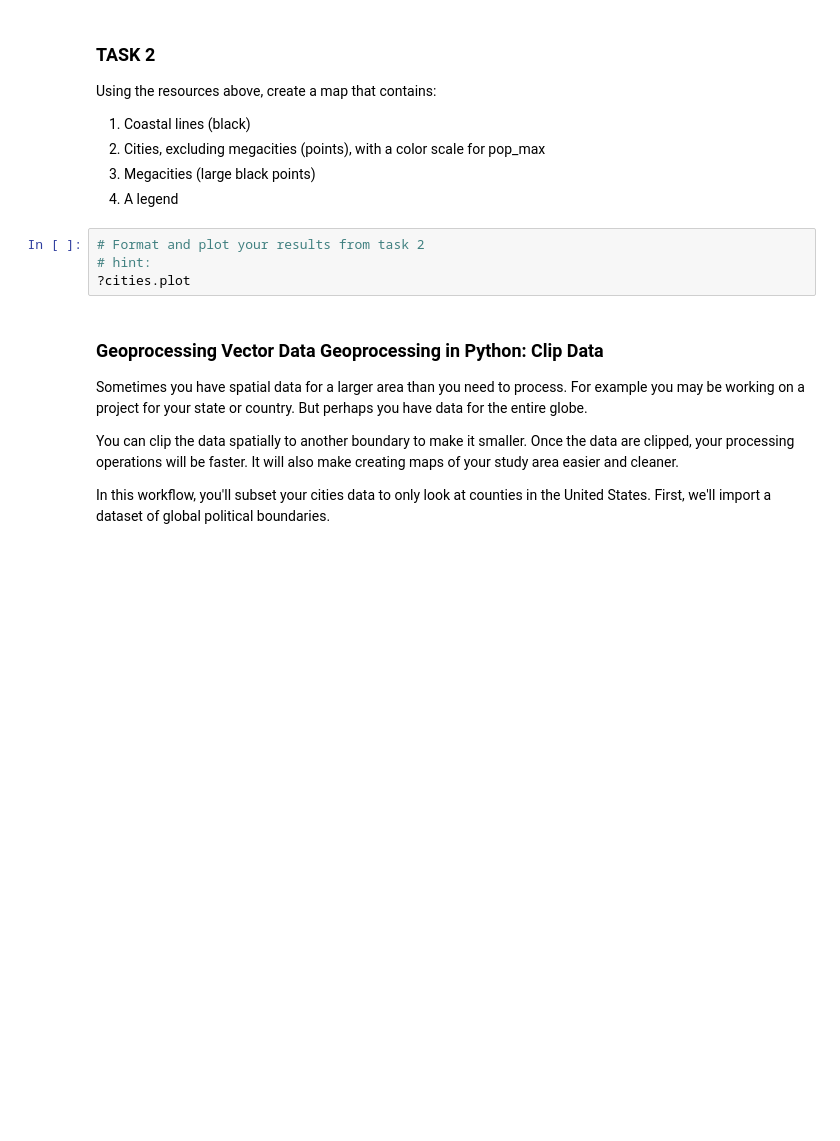
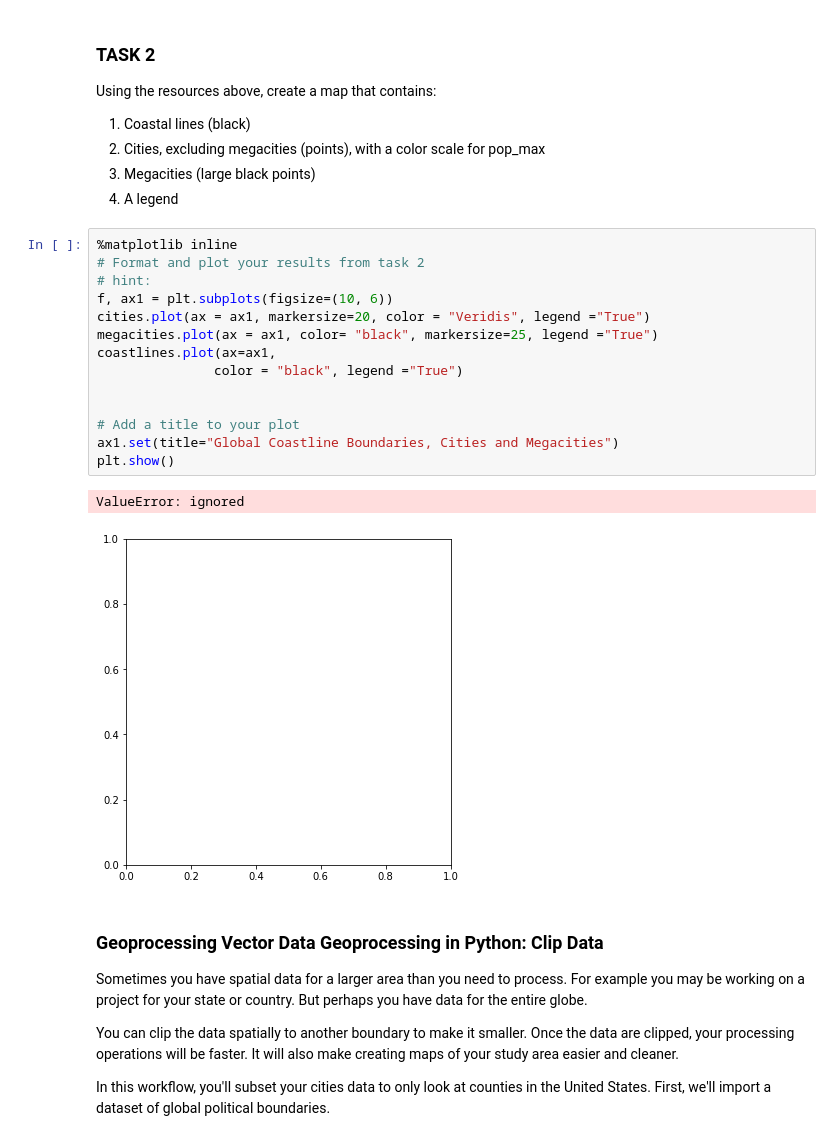
Before and after one commit to abmccart/EnvDatSci22, a Jupyter notebook: CodeSprints/VectorData101.ipynb, the cells around one changed output. Drawn from its saved outputs; the diff is of its cells as text; blank space fills up the shorter version.

```diff
--- a/CodeSprints/VectorData101.ipynb
+++ b/CodeSprints/VectorData101.ipynb
@@ -252,10 +391,23 @@ Using the resources above, create a map that contains:
 2. Cities, excluding megacities (points), with a color scale for pop_max
 3. Megacities (large black points)
 3. A legend
-# %%
-# Format and plot your results from task 2
-# hint:
-?cities.plot
+# %%
+%matplotlib inline
+# Format and plot your results from task 2
+# hint:
+f, ax1 = plt.subplots(figsize=(10, 6))
+cities.plot(ax = ax1, markersize=20, color = "Veridis", legend ="True")
+megacities.plot(ax = ax1, color= "black", markersize=25, legend ="True")
+coastlines.plot(ax=ax1,
+               color = "black", legend ="True")
+
+
+# Add a title to your plot
+ax1.set(title="Global Coastline Boundaries, Cities and Megacities")
+plt.show()
+# %% [output]
+ValueError: ignored
+[figure, added]
 # %% [markdown]
 ### Geoprocessing Vector Data Geoprocessing in Python: Clip Data
 Sometimes you have spatial data for a larger area than you need to process. For example you may be working on a project for your state or country. But perhaps you have data for the entire globe.
```
Also changed, not shown: parts of 18 cells of this notebook.
